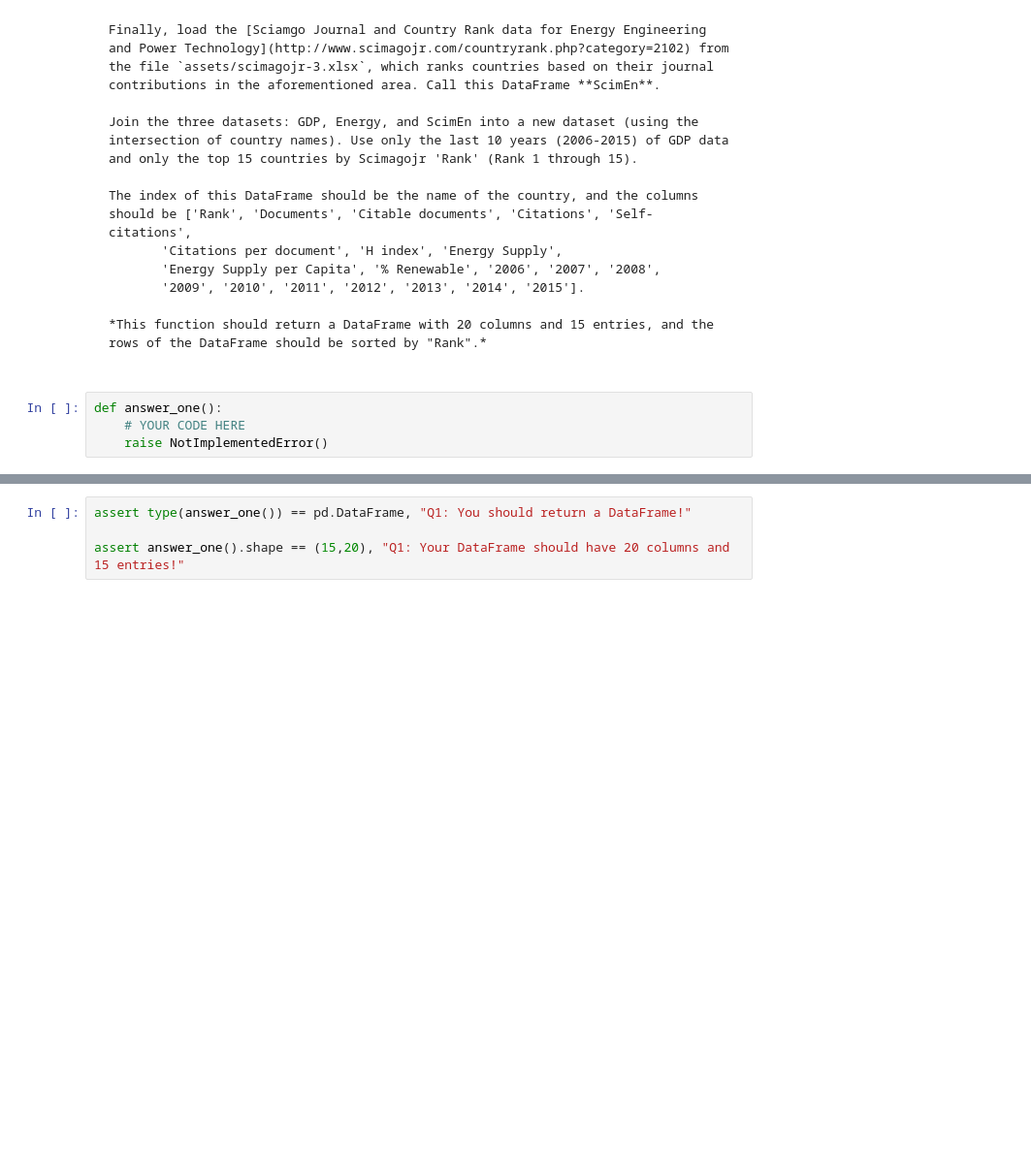
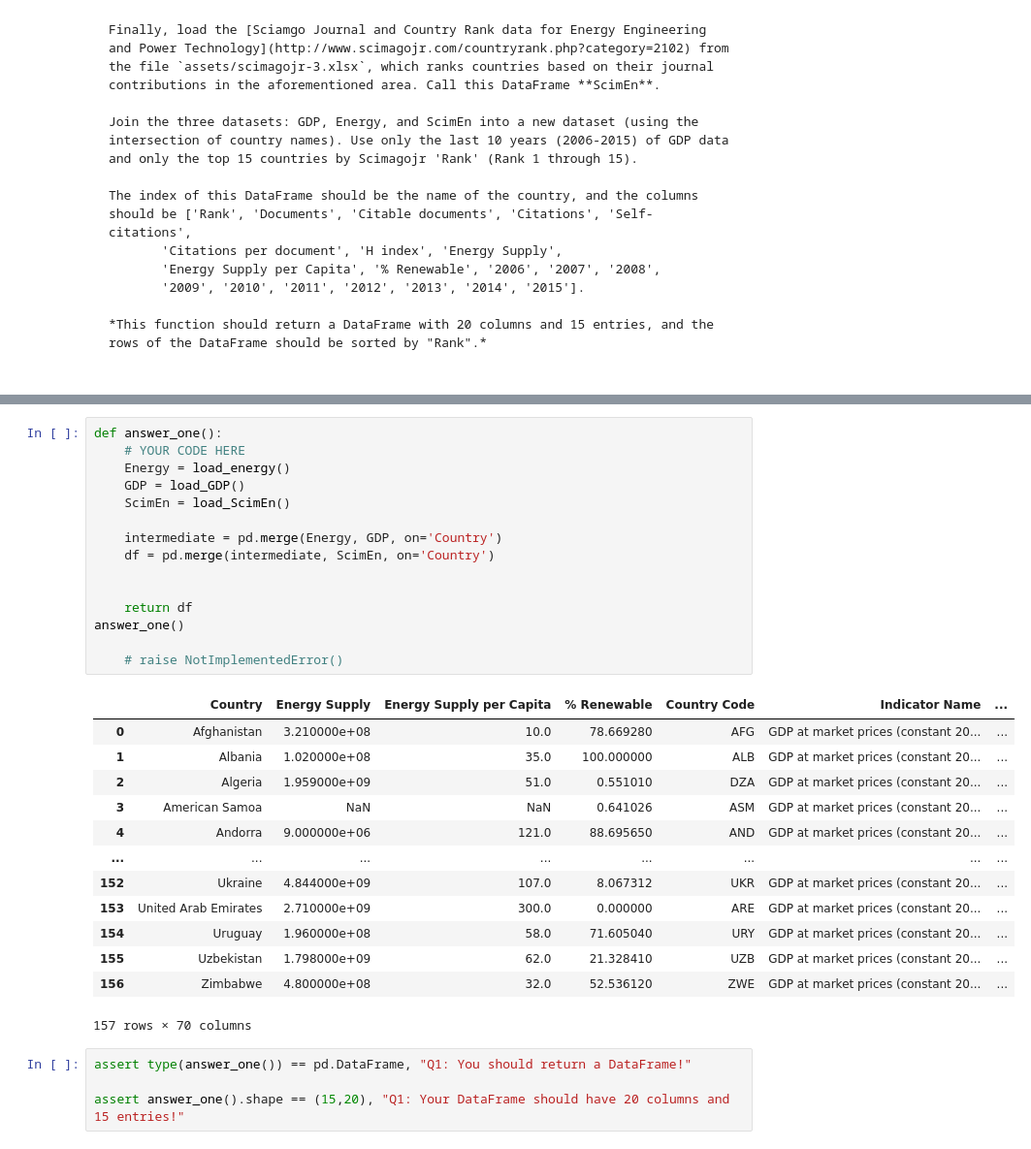
Before and after one commit to Undertaker-86/data_science, a Jupyter notebook: assignments/course1_assignment3/assignment3.ipynb, the cells around one changed output, grey strips where cells are left out. Shown at 97% size. Saved outputs shown, nothing was run; the diff lists cells and outputs as text; blank space fills up the shorter version.

```diff
--- a/assignments/course1_assignment3/assignment3.ipynb
+++ b/assignments/course1_assignment3/assignment3.ipynb
@@ -47,7 +47,3 @@ The index of this DataFrame should be the name of the country, and the columns s
        '2009', '2010', '2011', '2012', '2013', '2014', '2015'].
 
 *This function should return a DataFrame with 20 columns and 15 entries, and the rows of the DataFrame should be sorted by "Rank".*
-# %%
-def answer_one():
-    # YOUR CODE HERE
-    raise NotImplementedError()
@@ -54,3 +101,32 @@ def answer_one():
+# %%
+def answer_one():
+    # YOUR CODE HERE
+    Energy = load_energy()
+    GDP = load_GDP()
+    ScimEn = load_ScimEn()
+
+    intermediate = pd.merge(Energy, GDP, on='Country')
+    df = pd.merge(intermediate, ScimEn, on='Country')
+
+
+    return df
+answer_one()
+
+    # raise NotImplementedError()
+# %% [output]
+|  | Country | Energy Supply | Energy Supply per Capita | % Renewable | Country Code | Indicator Name | ... |
+| 0 | Afghanistan | 3.210000e+08 | 10.0 | 78.669280 | AFG | GDP at market prices (constant 20... | ... |
+| 1 | Albania | 1.020000e+08 | 35.0 | 100.000000 | ALB | GDP at market prices (constant 20... | ... |
+| 2 | Algeria | 1.959000e+09 | 51.0 | 0.551010 | DZA | GDP at market prices (constant 20... | ... |
+| 3 | American Samoa | NaN | NaN | 0.641026 | ASM | GDP at market prices (constant 20... | ... |
+| 4 | Andorra | 9.000000e+06 | 121.0 | 88.695650 | AND | GDP at market prices (constant 20... | ... |
+| ... | ... | ... | ... | ... | ... | ... | ... |
+| 152 | Ukraine | 4.844000e+09 | 107.0 | 8.067312 | UKR | GDP at market prices (constant 20... | ... |
+| 153 | United Arab Emirates | 2.710000e+09 | 300.0 | 0.000000 | ARE | GDP at market prices (constant 20... | ... |
+| 154 | Uruguay | 1.960000e+08 | 58.0 | 71.605040 | URY | GDP at market prices (constant 20... | ... |
+| 155 | Uzbekistan | 1.798000e+09 | 62.0 | 21.328410 | UZB | GDP at market prices (constant 20... | ... |
+| 156 | Zimbabwe | 4.800000e+08 | 32.0 | 52.536120 | ZWE | GDP at market prices (constant 20... | ... |
+157 rows × 70 columns
 # %%
 assert type(answer_one()) == pd.DataFrame, "Q1: You should return a DataFrame!"
 
```
Also changed, not shown: parts of 1 cell of this notebook.
